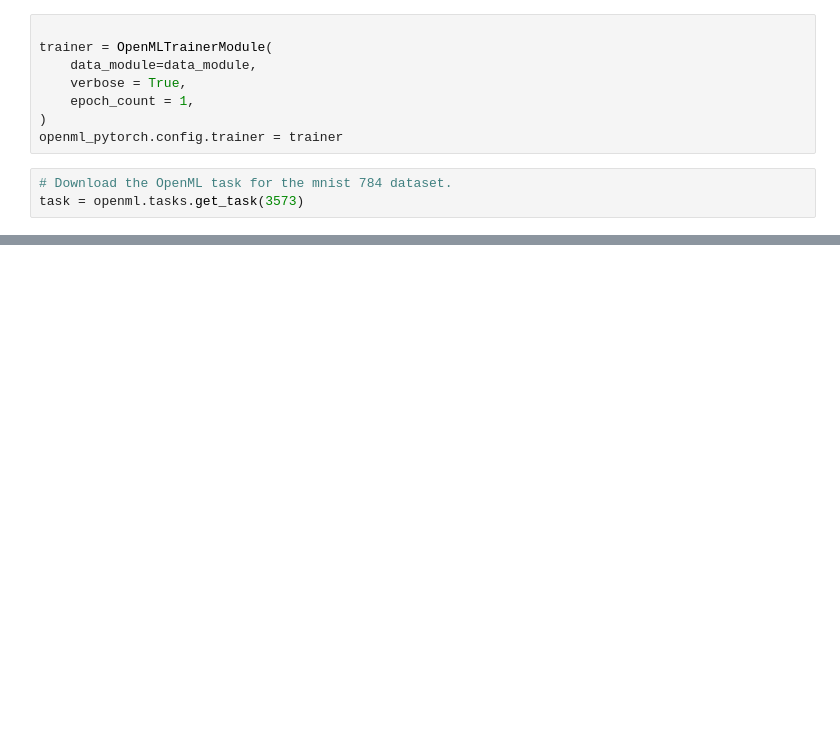
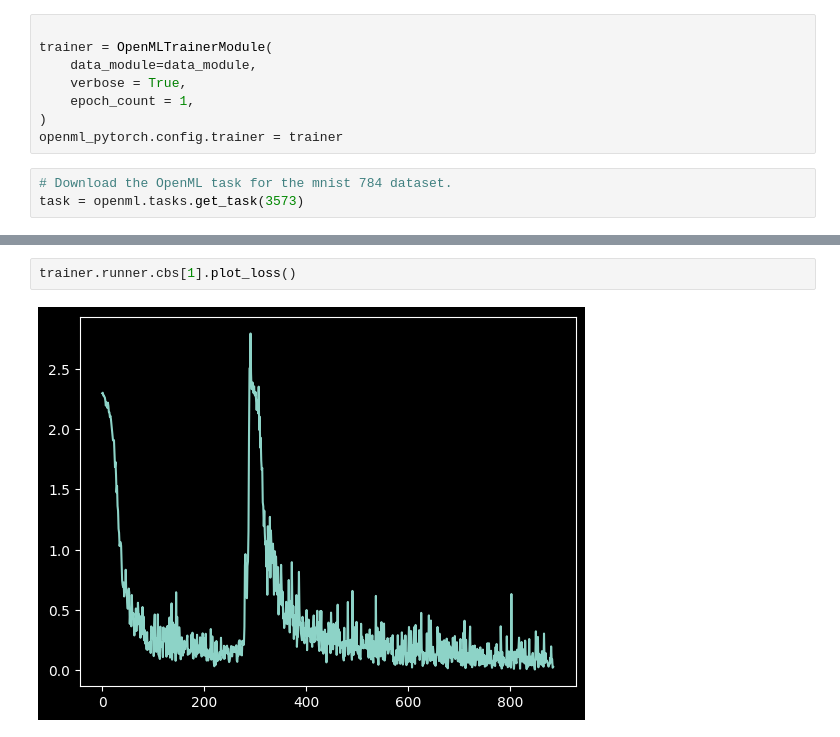
Before and after one commit to openml/openml-pytorch, a Jupyter notebook: test_new_dataloader.ipynb, the cells around one changed output, grey strips where cells are left out. Drawn from its saved outputs; the diff is of its cells as text; blank space fills up the shorter version.

```diff
--- a/test_new_dataloader.ipynb
+++ b/test_new_dataloader.ipynb
@@ -419,0 +603,4 @@ AssertionError:
+# %%
+trainer.runner.cbs[1].plot_loss()
+# %% [output]
+[figure, added]
```
Also changed, not shown: parts of 15 cells of this notebook, 3 other files.
